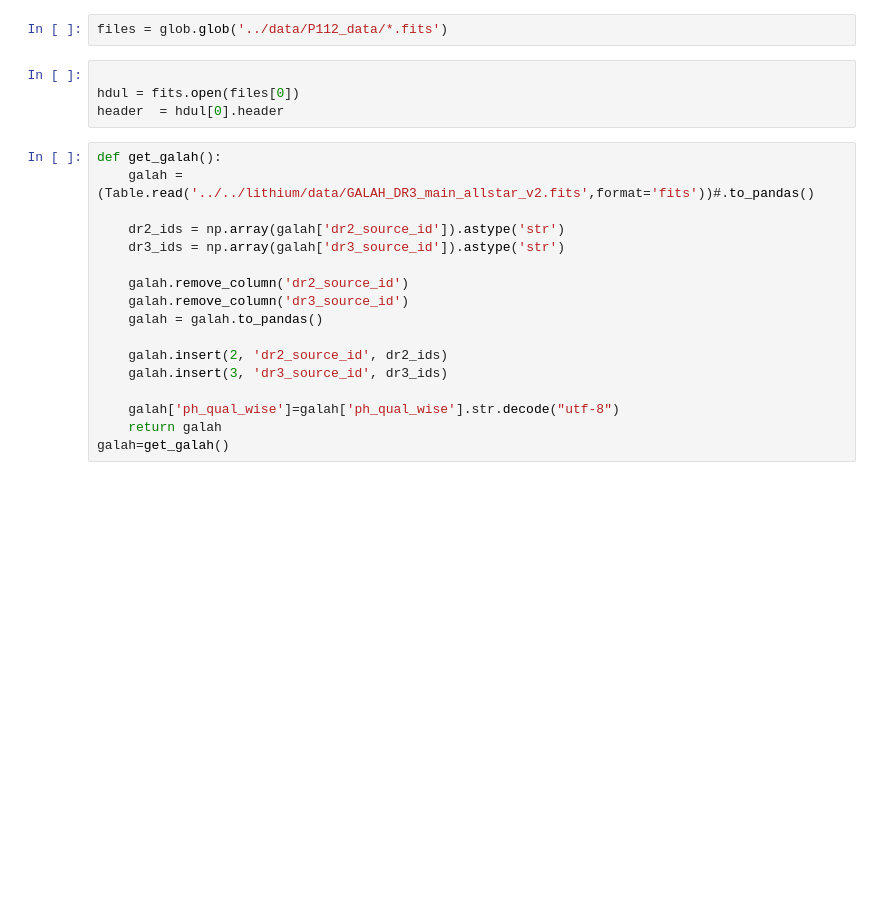
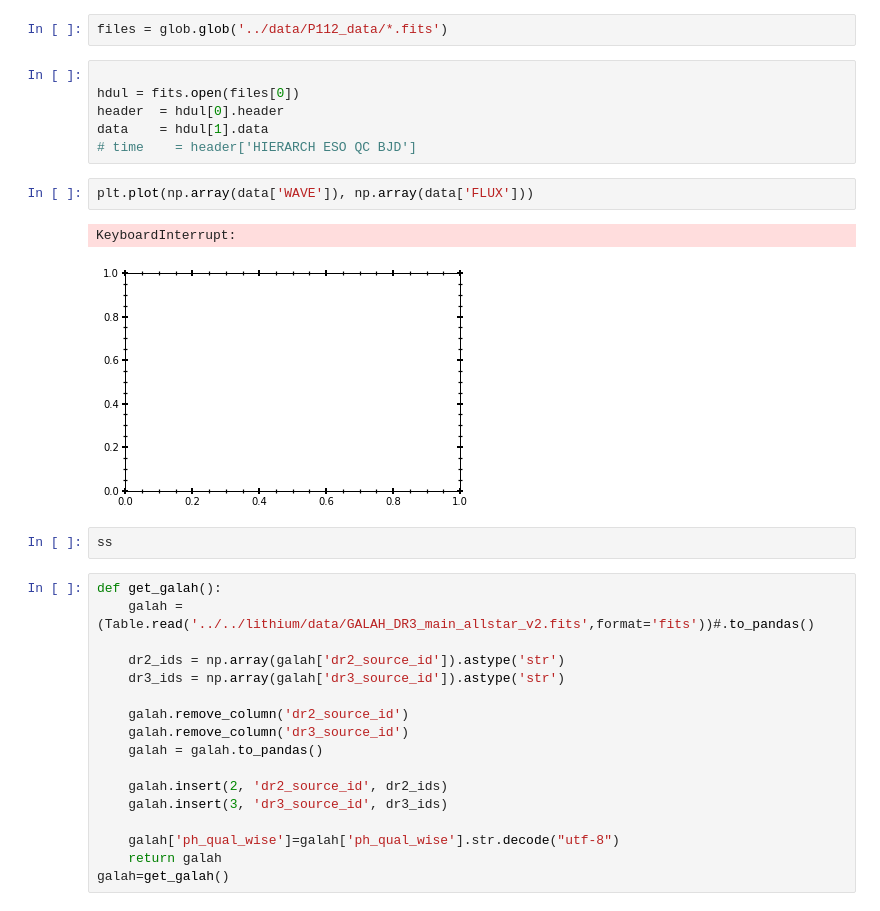
Before and after one commit to MaryumSayeed/ESPRESSO, a Jupyter notebook: scripts/p112.ipynb, the cells around one changed output. Cells and saved outputs as stored; diff of their text form; blank space fills up the shorter version.

```diff
--- a/scripts/p112.ipynb
+++ b/scripts/p112.ipynb
@@ -51,6 +51,15 @@ files = glob.glob('../data/P112_data/*.fits')
 
 hdul = fits.open(files[0])
 header  = hdul[0].header
+data    = hdul[1].data
+# time    = header['HIERARCH ESO QC BJD']
+# %%
+plt.plot(np.array(data['WAVE']), np.array(data['FLUX']))
+# %% [output]
+KeyboardInterrupt:
+[figure, added]
+# %%
+ss
 # %%
 def get_galah():
     galah =(Table.read('../../lithium/data/GALAH_DR3_main_allstar_v2.fits',format='fits'))#.to_pandas()
```
Also changed, not shown: parts of 1 cell of this notebook, 2 other files.
